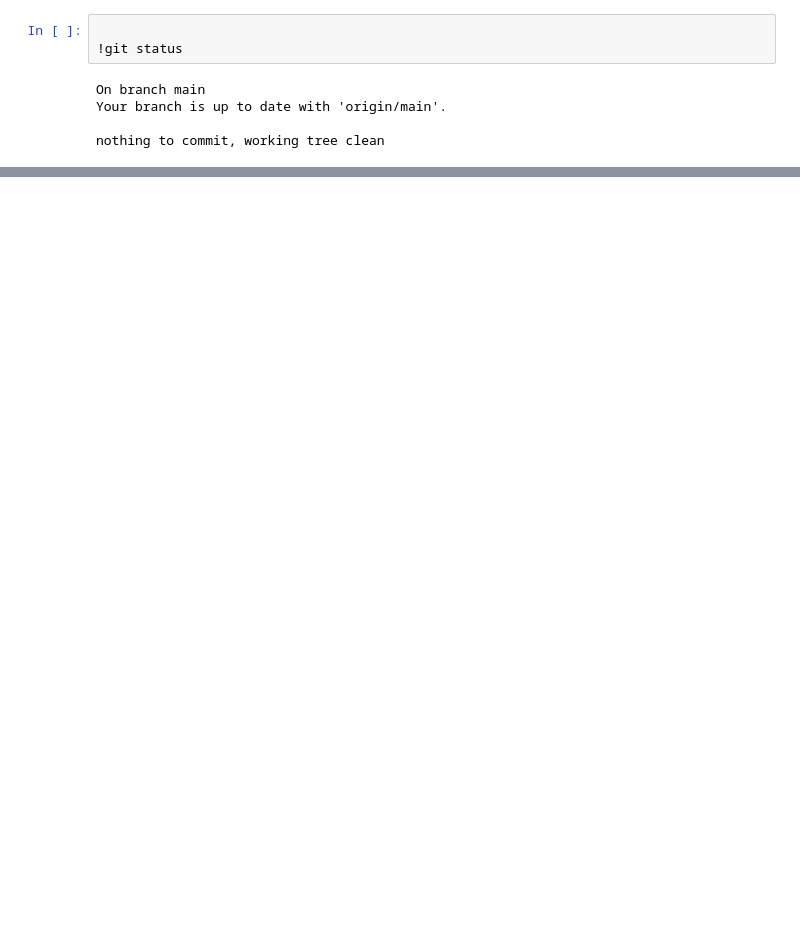
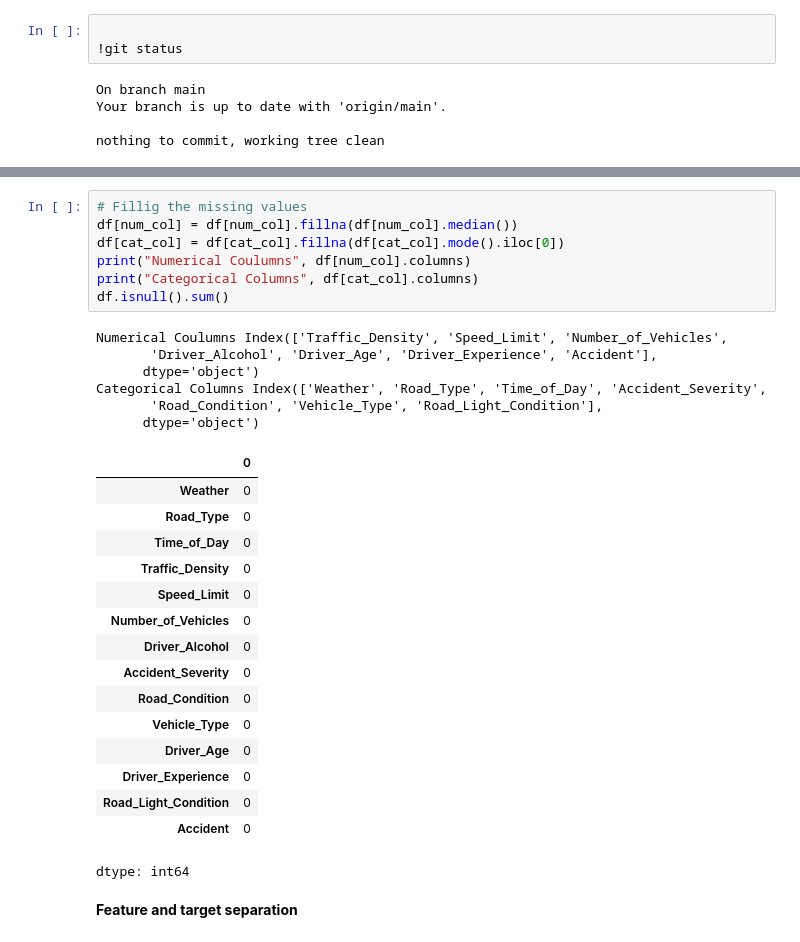
Before and after one commit to Anupampal1992/Group-Project, a Jupyter notebook: Traffic_Accident.ipynb, the cells around one changed output, grey strips where cells are left out. Saved outputs shown, nothing was run; the diff lists cells and outputs as text; blank space fills up the shorter version.

```diff
--- a/Traffic_Accident.ipynb
+++ b/Traffic_Accident.ipynb
@@ -48,0 +136,32 @@ from sklearn.metrics import confusion_matrix, classification_report, roc_curve,
+# %%
+# Fillig the missing values
+df[num_col] = df[num_col].fillna(df[num_col].median())
+df[cat_col] = df[cat_col].fillna(df[cat_col].mode().iloc[0])
+print("Numerical Coulumns", df[num_col].columns)
+print("Categorical Columns", df[cat_col].columns)
+df.isnull().sum()
+# %% [output]
+Numerical Coulumns Index(['Traffic_Density', 'Speed_Limit', 'Number_of_Vehicles',
+       'Driver_Alcohol', 'Driver_Age', 'Driver_Experience', 'Accident'],
+      dtype='object')
+Categorical Columns Index(['Weather', 'Road_Type', 'Time_of_Day', 'Accident_Severity',
+       'Road_Condition', 'Vehicle_Type', 'Road_Light_Condition'],
+      dtype='object')
+|  | 0 |
+| Weather | 0 |
+| Road_Type | 0 |
+| Time_of_Day | 0 |
+| Traffic_Density | 0 |
+| Speed_Limit | 0 |
+| Number_of_Vehicles | 0 |
+| Driver_Alcohol | 0 |
+| Accident_Severity | 0 |
+| Road_Condition | 0 |
+| Vehicle_Type | 0 |
+| Driver_Age | 0 |
+| Driver_Experience | 0 |
+| Road_Light_Condition | 0 |
+| Accident | 0 |
+dtype: int64
+# %% [markdown]
+**Feature and target separation**
```
Also changed, not shown: parts of 22 cells of this notebook.
